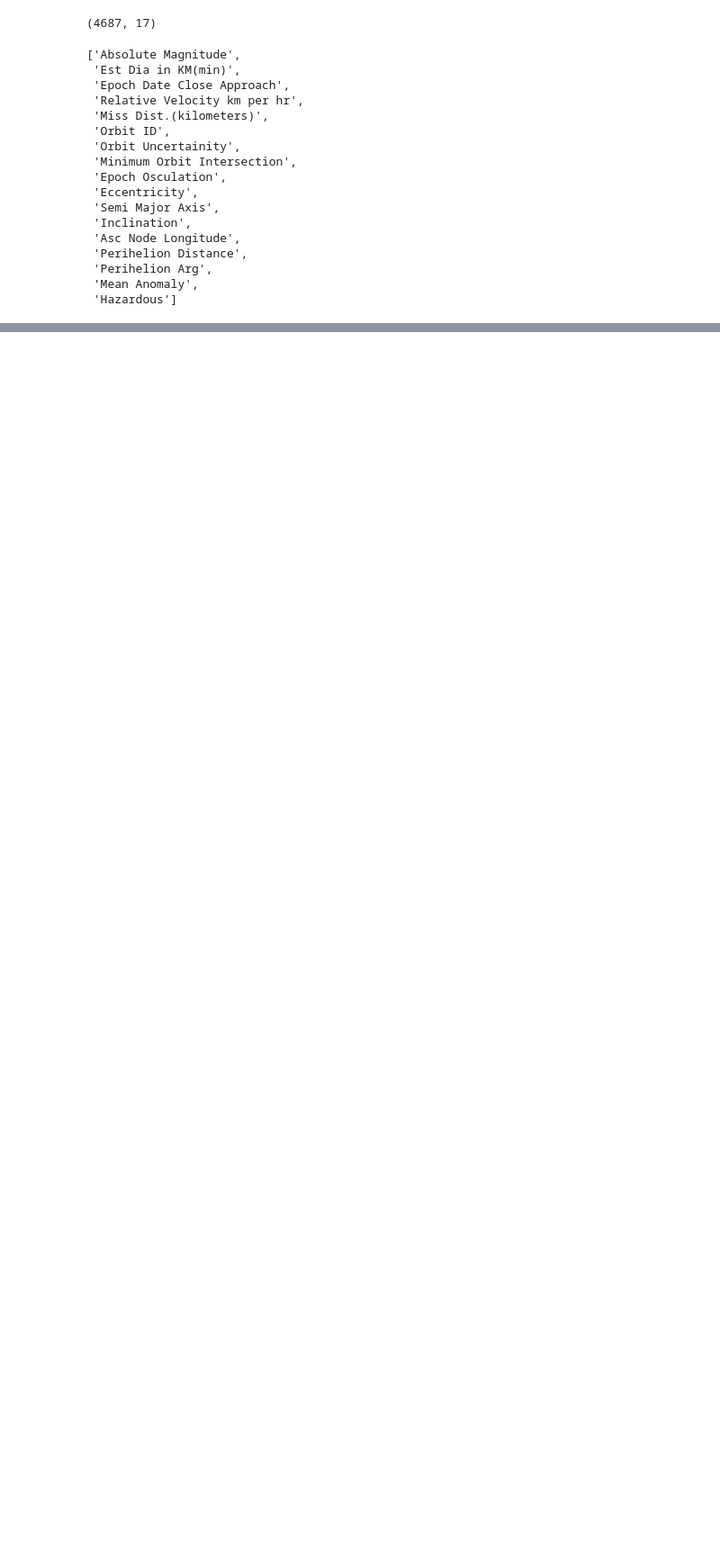
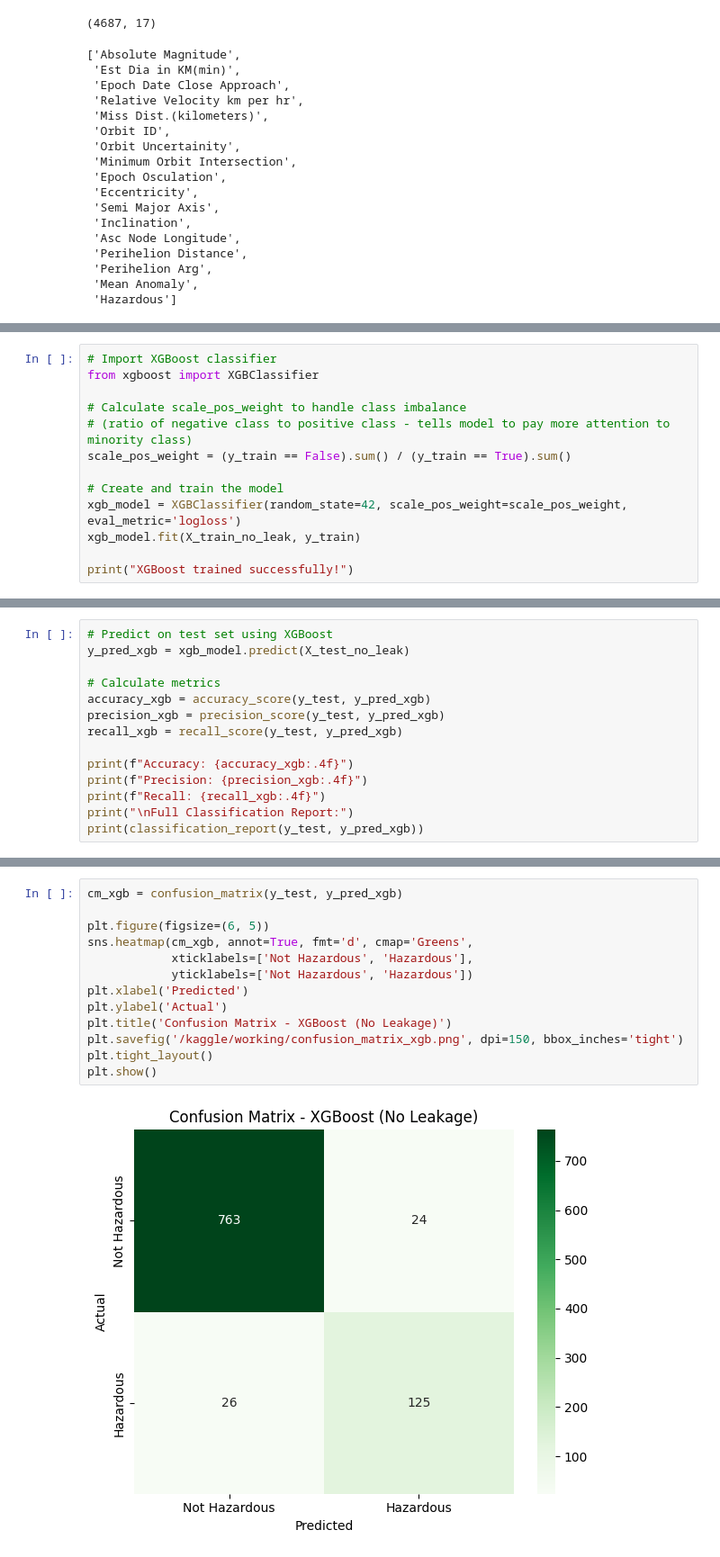
Before and after one commit to roza70/weekend-ml-projects, a Jupyter notebook: 03-asteroid-classifier/03-asteroid-classifier.ipynb, the cells around one changed output, grey strips where cells are left out. Shown at 90% size. Cells and saved outputs as stored; diff of their text form; blank space fills up the shorter version.

```diff
--- a/03-asteroid-classifier/03-asteroid-classifier.ipynb
+++ b/03-asteroid-classifier/03-asteroid-classifier.ipynb
@@ -258,0 +468,13 @@ df_clean.columns.tolist()
+# %%
+# Import XGBoost classifier
+from xgboost import XGBClassifier
+
+# Calculate scale_pos_weight to handle class imbalance
+# (ratio of negative class to positive class - tells model to pay more attention to minority class)
+scale_pos_weight = (y_train == False).sum() / (y_train == True).sum()
+
+# Create and train the model
+xgb_model = XGBClassifier(random_state=42, scale_pos_weight=scale_pos_weight, eval_metric='logloss')
+xgb_model.fit(X_train_no_leak, y_train)
+
+print("XGBoost trained successfully!")
@@ -258,0 +485,14 @@ df_clean.columns.tolist()
+# %%
+# Predict on test set using XGBoost
+y_pred_xgb = xgb_model.predict(X_test_no_leak)
+
+# Calculate metrics
+accuracy_xgb = accuracy_score(y_test, y_pred_xgb)
+precision_xgb = precision_score(y_test, y_pred_xgb)
+recall_xgb = recall_score(y_test, y_pred_xgb)
+
+print(f"Accuracy: {accuracy_xgb:.4f}")
+print(f"Precision: {precision_xgb:.4f}")
+print(f"Recall: {recall_xgb:.4f}")
+print("\nFull Classification Report:")
+print(classification_report(y_test, y_pred_xgb))
@@ -258,0 +515,15 @@ df_clean.columns.tolist()
+# %%
+cm_xgb = confusion_matrix(y_test, y_pred_xgb)
+
+plt.figure(figsize=(6, 5))
+sns.heatmap(cm_xgb, annot=True, fmt='d', cmap='Greens',
+            xticklabels=['Not Hazardous', 'Hazardous'],
+            yticklabels=['Not Hazardous', 'Hazardous'])
+plt.xlabel('Predicted')
+plt.ylabel('Actual')
+plt.title('Confusion Matrix - XGBoost (No Leakage)')
+plt.savefig('/kaggle/working/confusion_matrix_xgb.png', dpi=150, bbox_inches='tight')
+plt.tight_layout()
+plt.show()
+# %% [output]
+[figure, added]
```
Also changed, not shown: parts of 25 cells of this notebook, 5 other files.
